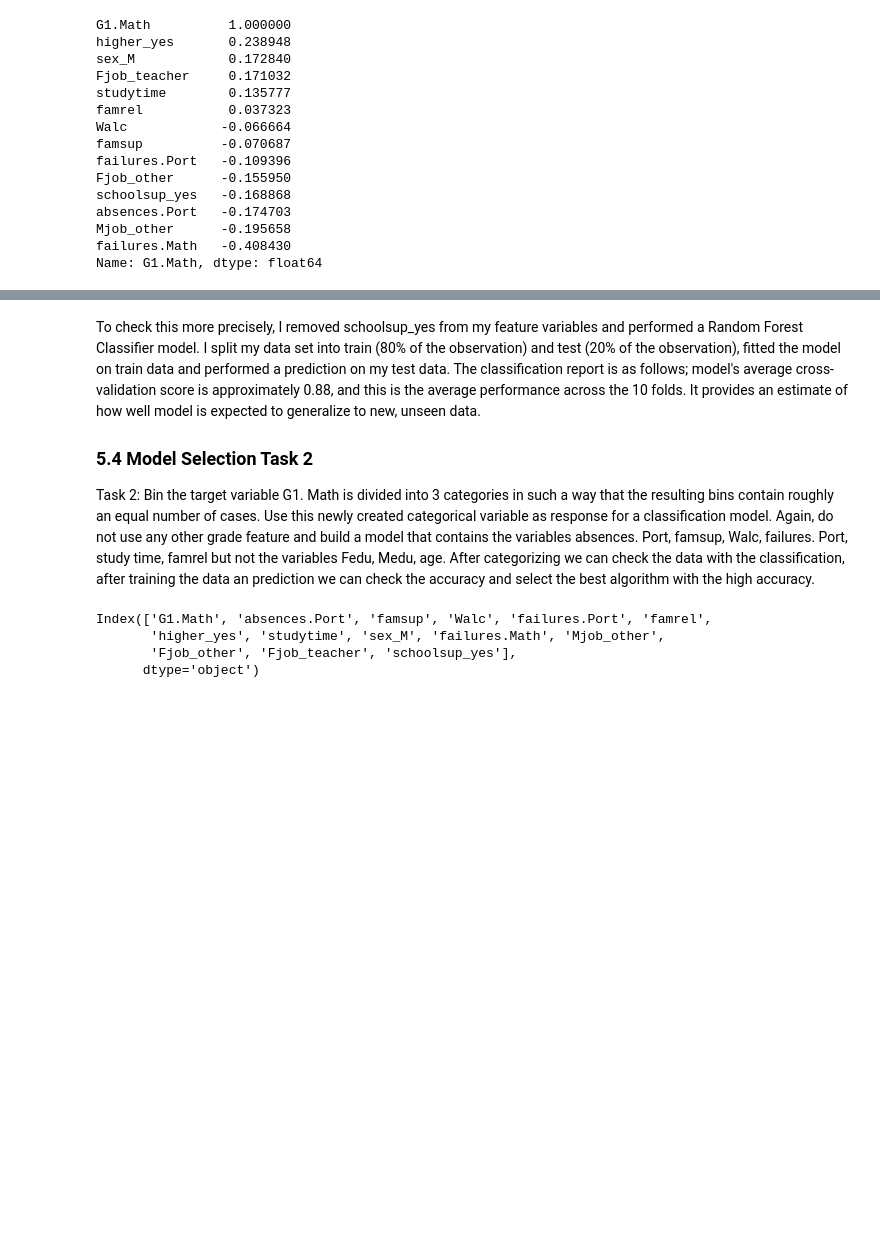
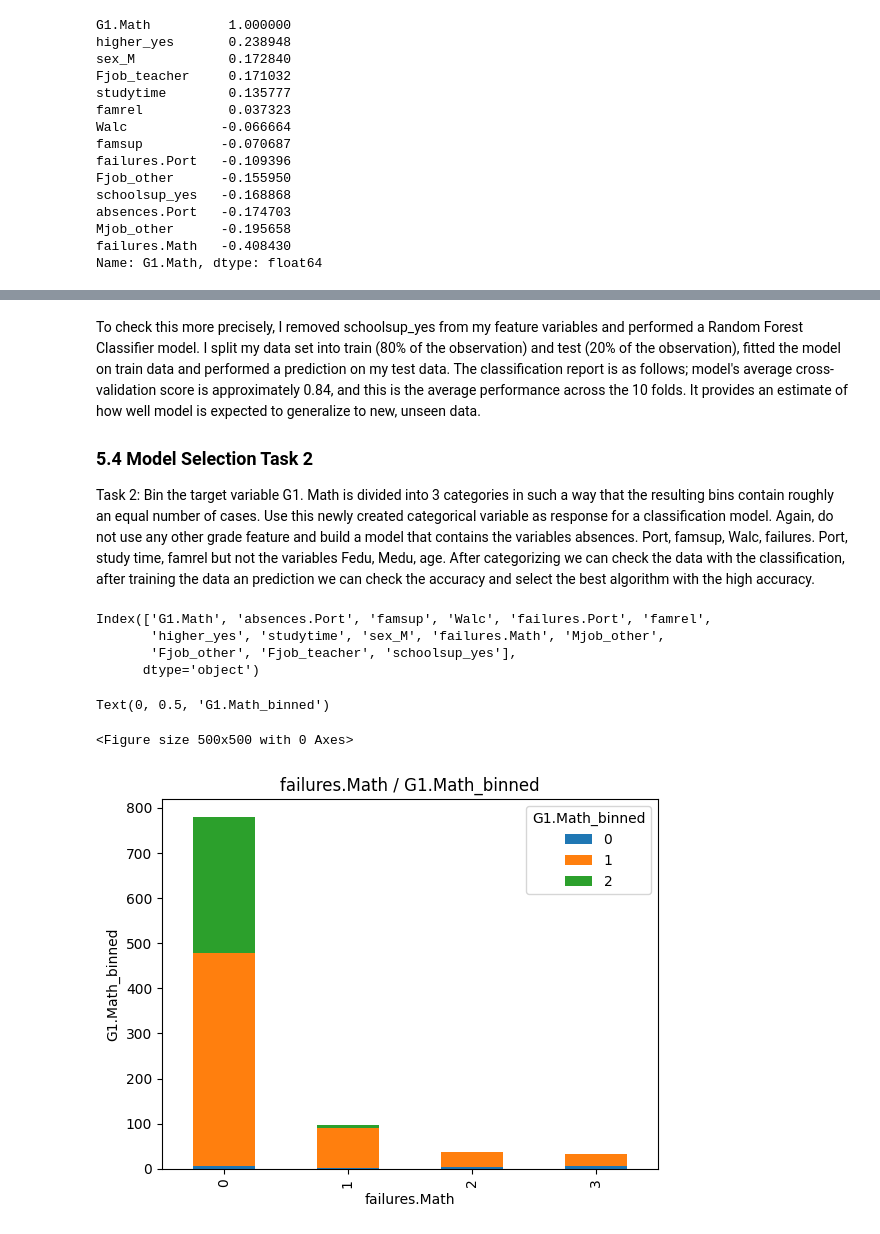
Before and after one commit to Mesgarin/DAPJFinal, a Jupyter notebook: Report Regression.ipynb, the cells around one changed output, grey strips where cells are left out. Cells and saved outputs as stored; diff of their text form; code cells hidden in the pictures; blank space fills up the shorter version.

```diff
--- a/Report Regression.ipynb
+++ b/Report Regression.ipynb
@@ -1424,7 +1405,7 @@ Average CV Score:  0.8403859649122808
 Number of CV Scores used in Average:  10
 # %% [markdown]
 To check this more precisely, I removed schoolsup_yes from my feature variables and performed a Random Forest Classifier model. I split my data set into train (80% of the observation) and test (20% of the observation), fitted the model on train data and performed a prediction on my test data. The classification report is as follows;
-model's average cross-validation score is approximately 0.88, and this is the average performance across the 10 folds. It provides an estimate of how well  model is expected to generalize to new, unseen data.
+model's average cross-validation score is approximately 0.84, and this is the average performance across the 10 folds. It provides an estimate of how well  model is expected to generalize to new, unseen data.
 
 ### 5.4 Model Selection Task 2
 Task 2: Bin the target variable G1. Math is divided into 3 categories in such a way that the resulting bins contain roughly an equal number of cases. Use this newly created categorical variable as response for a classification model. Again, do not use any other grade feature and build a model that contains the variables absences. Port, famsup, Walc, failures. Port, study time, famrel but not the variables Fedu, Medu, age.
@@ -1436,3 +1417,37 @@ Index(['G1.Math', 'absences.Port', 'famsup', 'Walc', 'failures.Port', 'famrel',
        'higher_yes', 'studytime', 'sex_M', 'failures.Math', 'Mjob_other',
        'Fjob_other', 'Fjob_teacher', 'schoolsup_yes'],
       dtype='object')
+# %%
+from sklearn.preprocessing import KBinsDiscretizer
+# Select features and target variable
+features = ['G1.Math', 'absences.Port', 'famsup', 'Walc', 'failures.Port', 'famrel',
+       'higher_yes', 'studytime', 'sex_M', 'failures.Math', 'Mjob_other',
+       'Fjob_other', 'Fjob_teacher', 'schoolsup_yes' ]
+target = 'G1.Math'
+
+
+# Bin the target variable into 3 categories
+#k_bins = KBinsDiscretizer(n_bins=3, encode='ordinal', strategy='quantile')
+#G1Math_df2['G1.Math_binned'] = k_bins.fit_transform(G1Math_df2[[target]])
+#
+
+# Create a new categorical variable based on the conditions for G2.Math
+bins = [0, 6, 13, 20]
+labels = [0, 1, 2]
+G1Math_df2['G1.Math_binned'] = pd.cut(G1Math_df2['G1.Math'], bins=bins, labels=labels, right=False)
+
+features = [ 'absences.Port', 'famsup', 'Walc', 'failures.Port', 'famrel',
+       'higher_yes', 'studytime', 'sex_M', 'failures.Math', 'Mjob_other',
+       'Fjob_other', 'Fjob_teacher', 'schoolsup_yes' ]
+target = 'G1.Math_binned'
+# %%
+plt.figure(figsize=(5,5))
+valuetable = pd.crosstab(G1Math_df2['failures.Math'],G1Math_df2['G1.Math_binned']) # ,normalize='index'
+valuetable.plot.bar(stacked=True)
+plt.title('failures.Math / G1.Math_binned')
+plt.xlabel('failures.Math')
+plt.ylabel('G1.Math_binned')
+# %% [output]
+Text(0, 0.5, 'G1.Math_binned')
+<Figure size 500x500 with 0 Axes>
+[figure, added]
```
Also changed, not shown: parts of 29 cells of this notebook, 6 other files.
